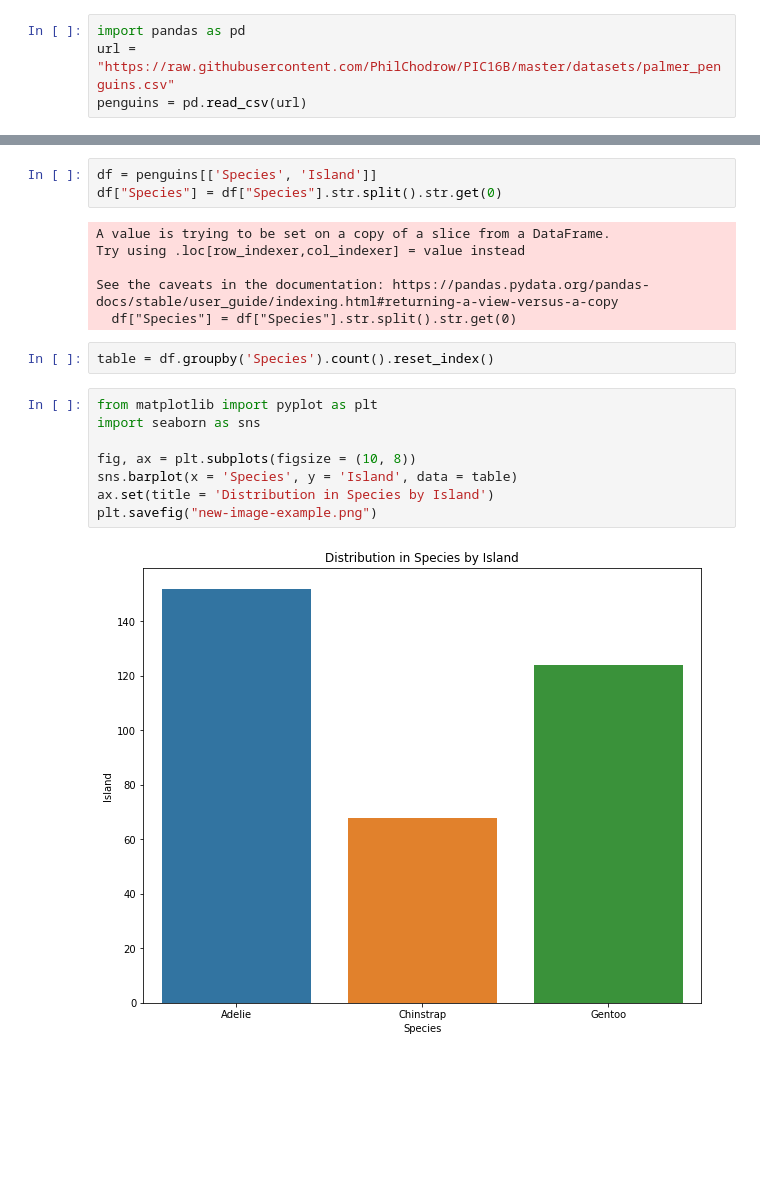
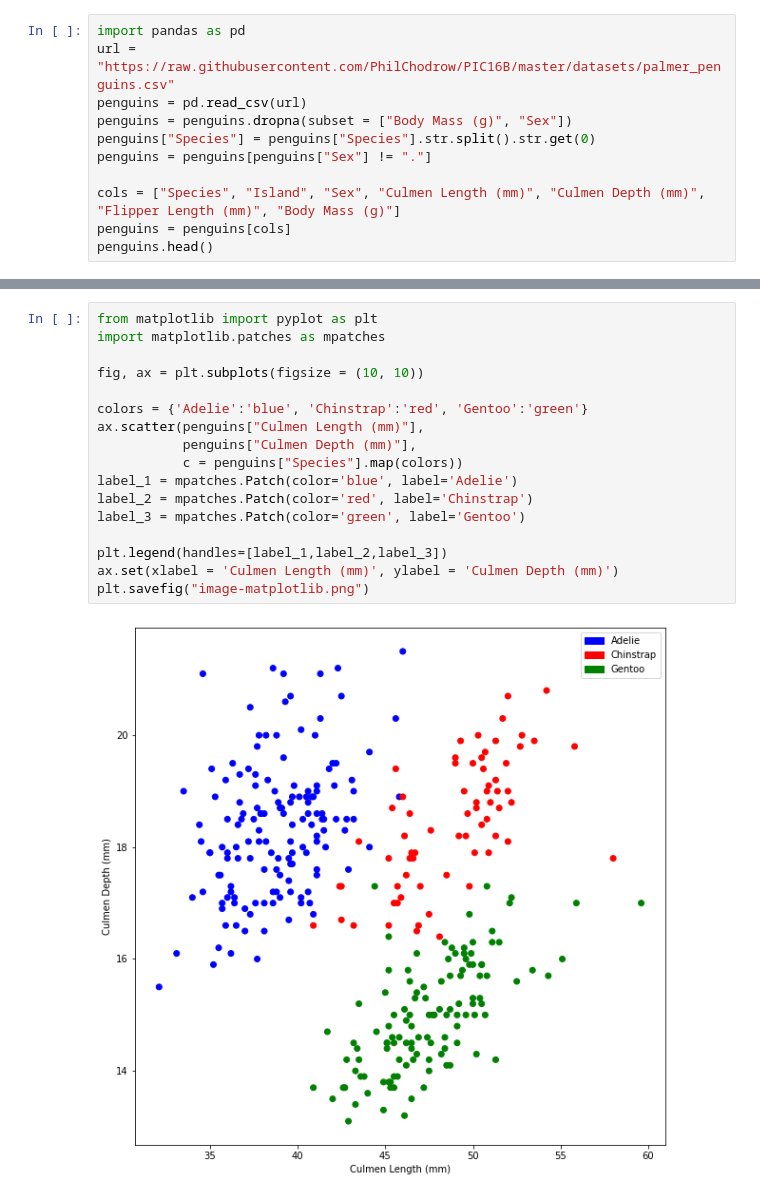
Before and after one commit to leozhang233/YiZhang.github.io, a Jupyter notebook: Untitled Folder/Untitled.ipynb, the cells around one changed output, grey strips where cells are left out. Cells and saved outputs as stored; diff of their text form; blank space fills up the shorter version.

```diff
--- a/Untitled Folder/Untitled.ipynb
+++ b/Untitled Folder/Untitled.ipynb
@@ -2,3 +2,10 @@
 import pandas as pd
 url = "https://raw.githubusercontent.com/PhilChodrow/PIC16B/master/datasets/palmer_penguins.csv"
 penguins = pd.read_csv(url)
+penguins = penguins.dropna(subset = ["Body Mass (g)", "Sex"])
+penguins["Species"] = penguins["Species"].str.split().str.get(0)
+penguins = penguins[penguins["Sex"] != "."]
+
+cols = ["Species", "Island", "Sex", "Culmen Length (mm)", "Culmen Depth (mm)", "Flipper Length (mm)", "Body Mass (g)"]
+penguins = penguins[cols]
+penguins.head()
@@ -14,21 +19,19 @@ penguins.head()
-# %%
-df = penguins[['Species', 'Island']]
-df["Species"] = df["Species"].str.split().str.get(0)
-# %% [output]
-A value is trying to be set on a copy of a slice from a DataFrame.
-Try using .loc[row_indexer,col_indexer] = value instead
-
-See the caveats in the documentation: https://pandas.pydata.org/pandas-docs/stable/user_guide/indexing.html#returning-a-view-versus-a-copy
-  df["Species"] = df["Species"].str.split().str.get(0)
-# %%
-table = df.groupby('Species').count().reset_index()
-# %%
-from matplotlib import pyplot as plt
-import seaborn as sns
-
-fig, ax = plt.subplots(figsize = (10, 8))
-sns.barplot(x = 'Species', y = 'Island', data = table)
-ax.set(title = 'Distribution in Species by Island')
-plt.savefig("new-image-example.png")
-# %% [output]
-[figure, removed]
+# %%
+from matplotlib import pyplot as plt
+import matplotlib.patches as mpatches
+
+fig, ax = plt.subplots(figsize = (10, 10))
+
+colors = {'Adelie':'blue', 'Chinstrap':'red', 'Gentoo':'green'}
+ax.scatter(penguins["Culmen Length (mm)"],
+           penguins["Culmen Depth (mm)"],
+           c = penguins["Species"].map(colors))
+label_1 = mpatches.Patch(color='blue', label='Adelie')
+label_2 = mpatches.Patch(color='red', label='Chinstrap')
+label_3 = mpatches.Patch(color='green', label='Gentoo')
+
+plt.legend(handles=[label_1,label_2,label_3])
+ax.set(xlabel = 'Culmen Length (mm)', ylabel = 'Culmen Depth (mm)')
+plt.savefig("image-matplotlib.png")
+# %% [output]
+[figure, added]
```
Also changed, not shown: parts of 5 cells of this notebook, 8 other files.
